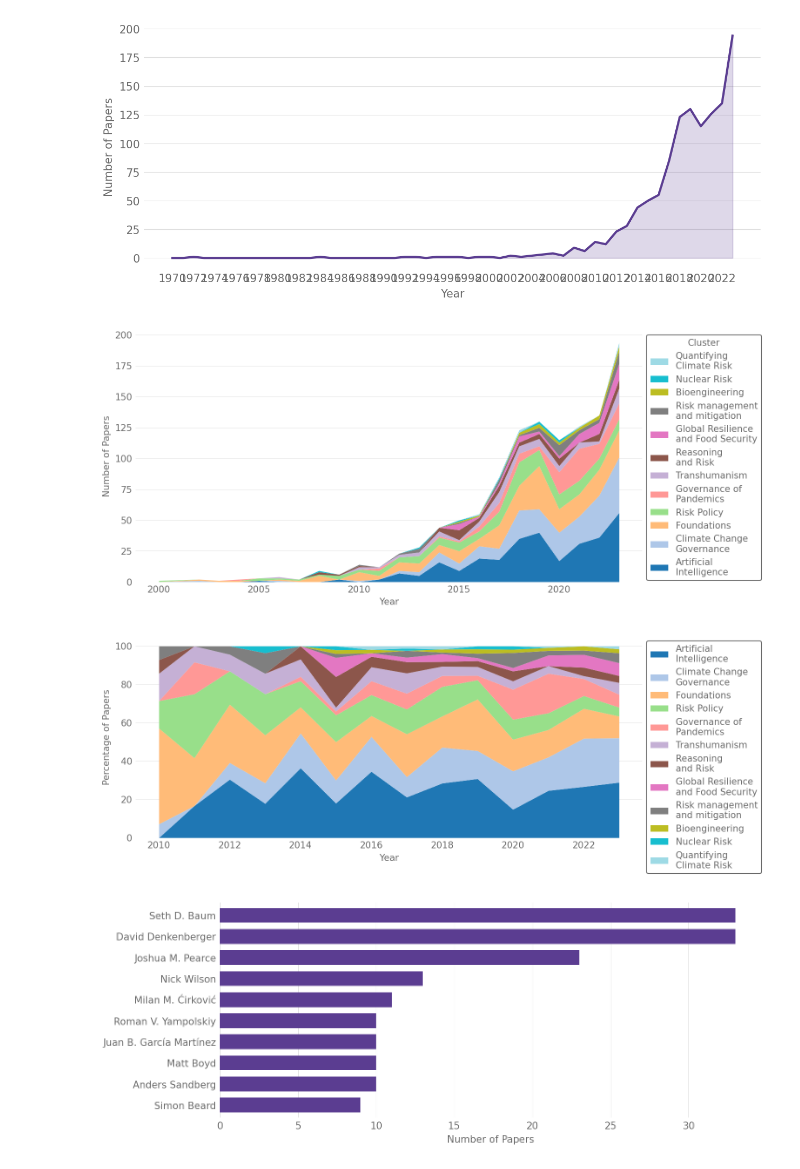
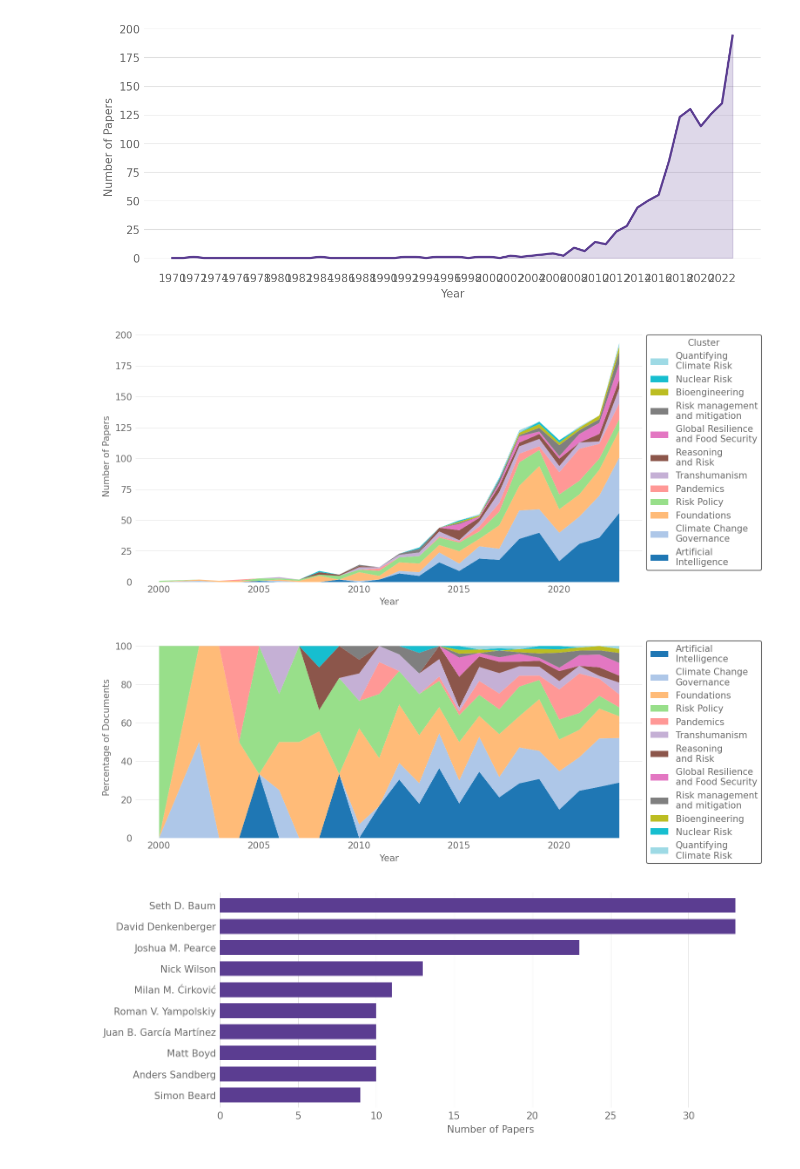
Before and after one commit to florianjehn/bibliometrics, a Jupyter notebook: scripts/overall_visualizations.ipynb, the cells around one changed output. Cells and saved outputs as stored; diff of their text form; code cells hidden in the pictures.

Commit message:
updated clusters

```diff
--- a/scripts/overall_visualizations.ipynb
+++ b/scripts/overall_visualizations.ipynb
@@ -53,7 +53,7 @@ cluster_years = vos_meta[vos_meta["Year"] < 2024].groupby(["Year", "Cluster"]).s
 # Only plot the years after 2000 (inclusive)
 cluster_years = cluster_years.loc[2000:]
 # %%
-cluster_years.columns = ["Artificial\nIntelligence", "Climate Change\nGovernance", "Foundations", "Risk Policy", "Governance of\nPandemics", "Transhumanism", "Reasoning\nand Risk", "Global Resilience\nand Food Security", "Risk management\nand mitigation", "Bioengineering", "Nuclear Risk", "Quantifying\nClimate Risk"]
+cluster_years.columns = ["Artificial\nIntelligence", "Climate Change\nGovernance", "Foundations", "Risk Policy", "Pandemics", "Transhumanism", "Reasoning\nand Risk", "Global Resilience\nand Food Security", "Risk management\nand mitigation", "Bioengineering", "Nuclear Risk", "Quantifying\nClimate Risk"]
 # %%
 # Plot the area chart
 ax = cluster_years.plot(kind="area", colormap="tab20", linewidth=0)
@@ -76,18 +76,18 @@ fig.set_size_inches(10, 5)
 # Show the plot
 plt.show()
 # %% [output]
-[figure, old version]
+[figure, new version]
 # %%
 # And now the same plot but with the percentage of papers in each cluster
 # Only do this from 2010 onwards
-cluster_years_percentage = cluster_years.loc[2010:].div(cluster_years.loc[2010:].sum(axis=1), axis=0) * 100
+cluster_years_percentage = cluster_years.loc[2000:].div(cluster_years.loc[2000:].sum(axis=1), axis=0) * 100
 cluster_years_percentage.plot(kind="area", colormap="tab20", linewidth=0)
 plt.gca().legend().set_title("Cluster")
 plt.gca().legend().set_bbox_to_anchor((1, 1))
-plt.ylabel("Percentage of Papers")
+plt.ylabel("Percentage of Documents")
 plt.gca().xaxis.grid(False)
 # %% [output]
-[figure, old version]
+[figure, new version]
 # %%
 authors = vos_meta["Authors"].apply(ast.literal_eval)
 # Create a list of all the authors
```
Also changed, not shown: parts of 4 cells of this notebook, 6 other files.
